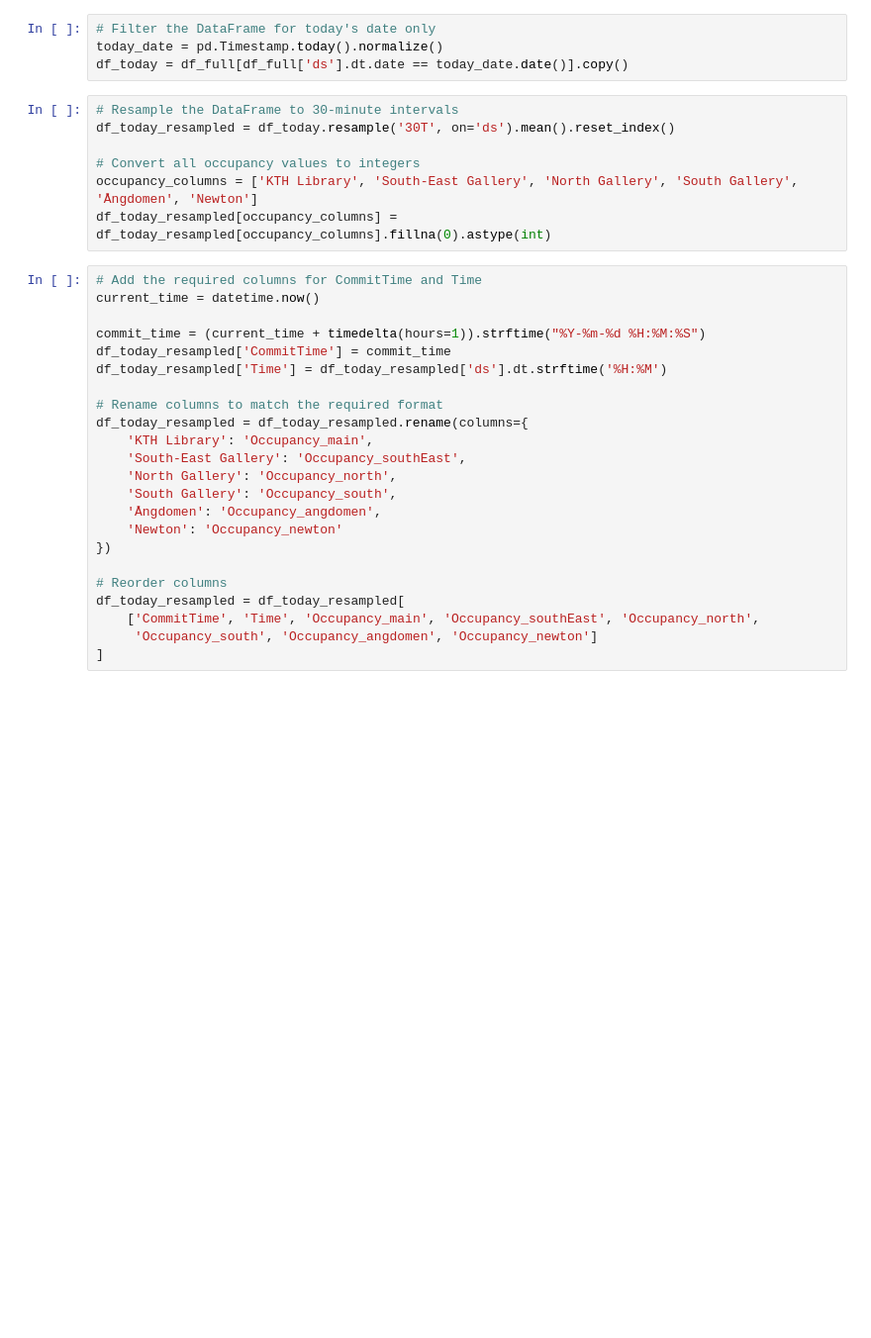
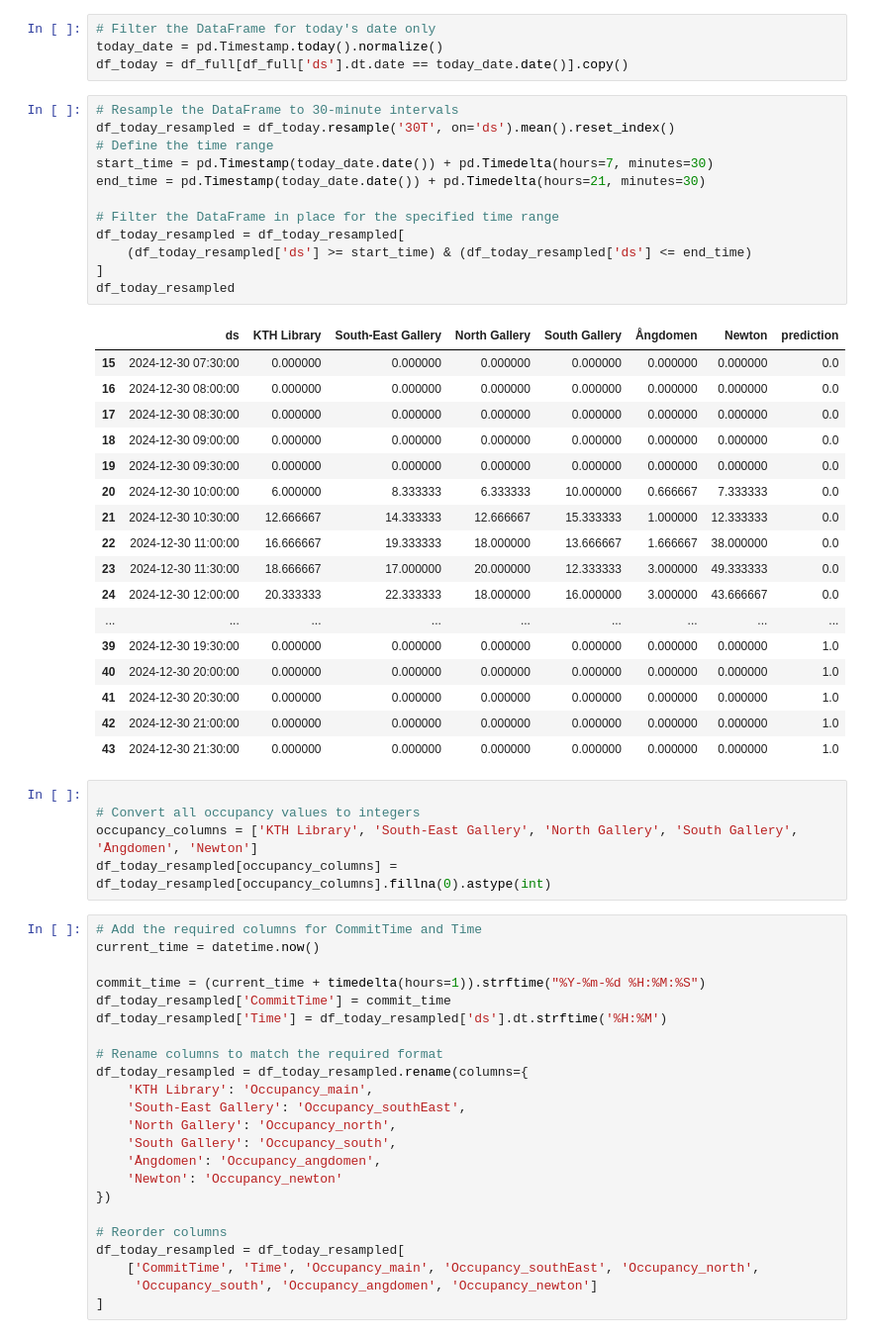
Before and after one commit to davidenascivera/KTH_seat_predictor, a Jupyter notebook: training_inference/OBT_3_inference.ipynb, the cells around one changed output. Shown at 99% size. Saved outputs shown, nothing was run; the diff lists cells and outputs as text; blank space fills up the shorter version.

```diff
--- a/training_inference/OBT_3_inference.ipynb
+++ b/training_inference/OBT_3_inference.ipynb
@@ -748,9 +748,37 @@ for location in locations:
 # Filter the DataFrame for today's date only
 today_date = pd.Timestamp.today().normalize()
 df_today = df_full[df_full['ds'].dt.date == today_date.date()].copy()
+# %%
+# Resample the DataFrame to 30-minute intervals
+df_today_resampled = df_today.resample('30T', on='ds').mean().reset_index()
+# Define the time range
+start_time = pd.Timestamp(today_date.date()) + pd.Timedelta(hours=7, minutes=30)
+end_time = pd.Timestamp(today_date.date()) + pd.Timedelta(hours=21, minutes=30)
+
+# Filter the DataFrame in place for the specified time range
+df_today_resampled = df_today_resampled[
+    (df_today_resampled['ds'] >= start_time) & (df_today_resampled['ds'] <= end_time)
+]
+df_today_resampled
+# %% [output]
+|  | ds | KTH Library | South-East Gallery | North Gallery | South Gallery | Ångdomen | Newton | prediction |
+| 15 | 2024-12-30 07:30:00 | 0.000000 | 0.000000 | 0.000000 | 0.000000 | 0.000000 | 0.000000 | 0.0 |
+| 16 | 2024-12-30 08:00:00 | 0.000000 | 0.000000 | 0.000000 | 0.000000 | 0.000000 | 0.000000 | 0.0 |
+| 17 | 2024-12-30 08:30:00 | 0.000000 | 0.000000 | 0.000000 | 0.000000 | 0.000000 | 0.000000 | 0.0 |
+| 18 | 2024-12-30 09:00:00 | 0.000000 | 0.000000 | 0.000000 | 0.000000 | 0.000000 | 0.000000 | 0.0 |
+| 19 | 2024-12-30 09:30:00 | 0.000000 | 0.000000 | 0.000000 | 0.000000 | 0.000000 | 0.000000 | 0.0 |
+| 20 | 2024-12-30 10:00:00 | 6.000000 | 8.333333 | 6.333333 | 10.000000 | 0.666667 | 7.333333 | 0.0 |
+| 21 | 2024-12-30 10:30:00 | 12.666667 | 14.333333 | 12.666667 | 15.333333 | 1.000000 | 12.333333 | 0.0 |
+| 22 | 2024-12-30 11:00:00 | 16.666667 | 19.333333 | 18.000000 | 13.666667 | 1.666667 | 38.000000 | 0.0 |
+| 23 | 2024-12-30 11:30:00 | 18.666667 | 17.000000 | 20.000000 | 12.333333 | 3.000000 | 49.333333 | 0.0 |
+| 24 | 2024-12-30 12:00:00 | 20.333333 | 22.333333 | 18.000000 | 16.000000 | 3.000000 | 43.666667 | 0.0 |
+| ... | ... | ... | ... | ... | ... | ... | ... | ... |
+| 39 | 2024-12-30 19:30:00 | 0.000000 | 0.000000 | 0.000000 | 0.000000 | 0.000000 | 0.000000 | 1.0 |
+| 40 | 2024-12-30 20:00:00 | 0.000000 | 0.000000 | 0.000000 | 0.000000 | 0.000000 | 0.000000 | 1.0 |
+| 41 | 2024-12-30 20:30:00 | 0.000000 | 0.000000 | 0.000000 | 0.000000 | 0.000000 | 0.000000 | 1.0 |
+| 42 | 2024-12-30 21:00:00 | 0.000000 | 0.000000 | 0.000000 | 0.000000 | 0.000000 | 0.000000 | 1.0 |
+| 43 | 2024-12-30 21:30:00 | 0.000000 | 0.000000 | 0.000000 | 0.000000 | 0.000000 | 0.000000 | 1.0 |
 # %%
-# Resample the DataFrame to 30-minute intervals
-df_today_resampled = df_today.resample('30T', on='ds').mean().reset_index()
 
 # Convert all occupancy values to integers
 occupancy_columns = ['KTH Library', 'South-East Gallery', 'North Gallery', 'South Gallery', 'Ångdomen', 'Newton']
```
Also changed, not shown: parts of 1 cell of this notebook.
